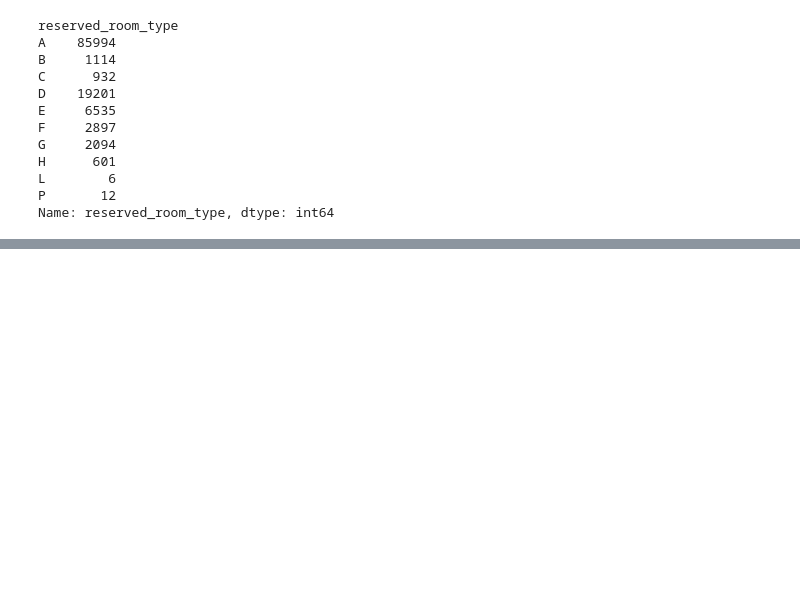
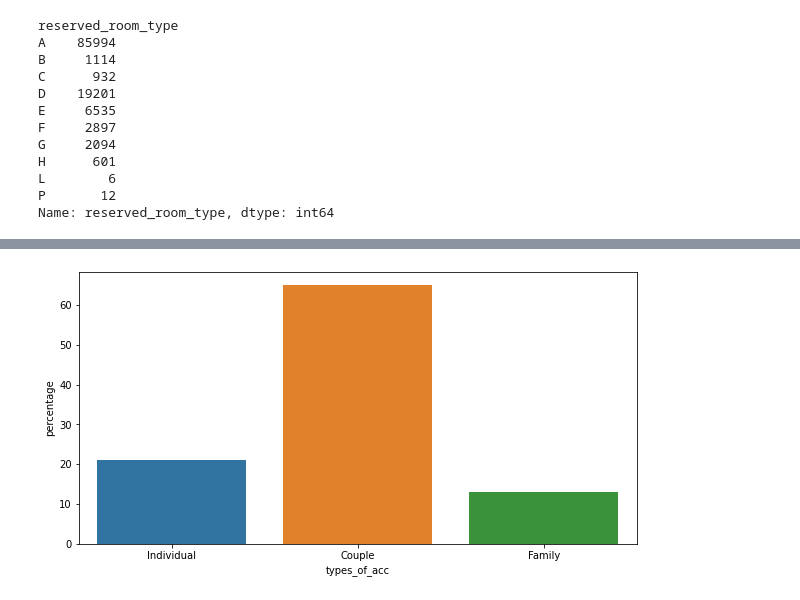
Before and after one commit to AkshayRai20/Projects1, a Jupyter notebook: Akshay_Team_6_Capstone_Project.ipynb, the cells around one changed output, grey strips where cells are left out. Saved outputs shown, nothing was run; the diff lists cells and outputs as text; code cells hidden in the pictures; blank space fills up the shorter version.

```diff
--- a/Akshay_Team_6_Capstone_Project.ipynb
+++ b/Akshay_Team_6_Capstone_Project.ipynb
@@ -406,3 +547,13 @@ H      601
 L        6
 P       12
 Name: reserved_room_type, dtype: int64
+# %%
+##Most booked accomodation type (version 2)
+ind = new_df[new_df['is_canceled']==0][(new_df['adults']==1) & (new_df['children'] == 0) & (new_df['babies'] == 0)]
+coup = new_df[new_df['is_canceled']==0][(new_df['adults']==2) & (new_df['children'] == 0) & (new_df['babies'] == 0)]
+fam = new_df[new_df['is_canceled']==0][(new_df['adults'] )+ (new_df['children']) + (new_df['babies'] ) > 2]
+# %%
+total_count = new_df[(new_df['is_canceled']==0)].shape[0]
+# %%
+percentage = [round(len(item)/total_count * 100) for item in [ind,coup,fam]]
+percentage
@@ -408,0 +568,2 @@ Name: reserved_room_type, dtype: int64
+# %%
+acc = pd.DataFrame({'types_of_acc':types_of_accomodation,'percentage':percentage})
@@ -408,0 +587,5 @@ Name: reserved_room_type, dtype: int64
+# %%
+plt.figure(figsize=(10,5))                                                             # groupby on basis of type of hotels
+ax = sns.barplot(x="types_of_acc", y="percentage", data = acc)
+# %% [output]
+[figure, added]
```
Also changed, not shown: parts of 38 cells of this notebook.
